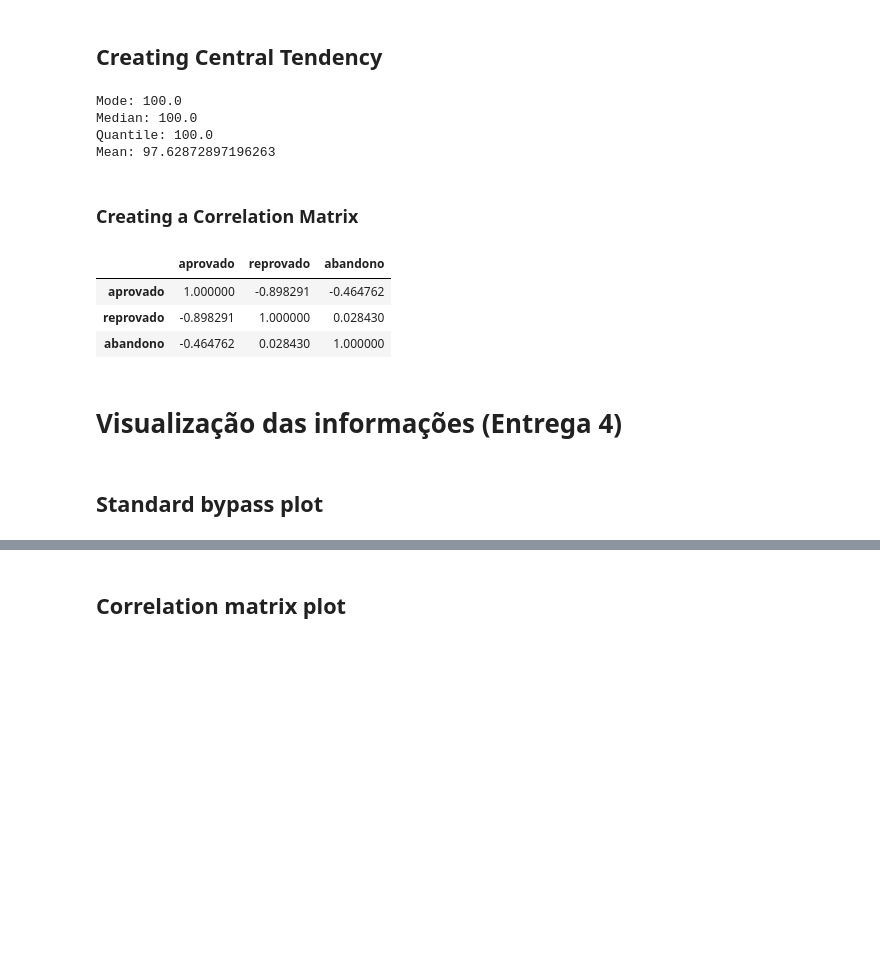
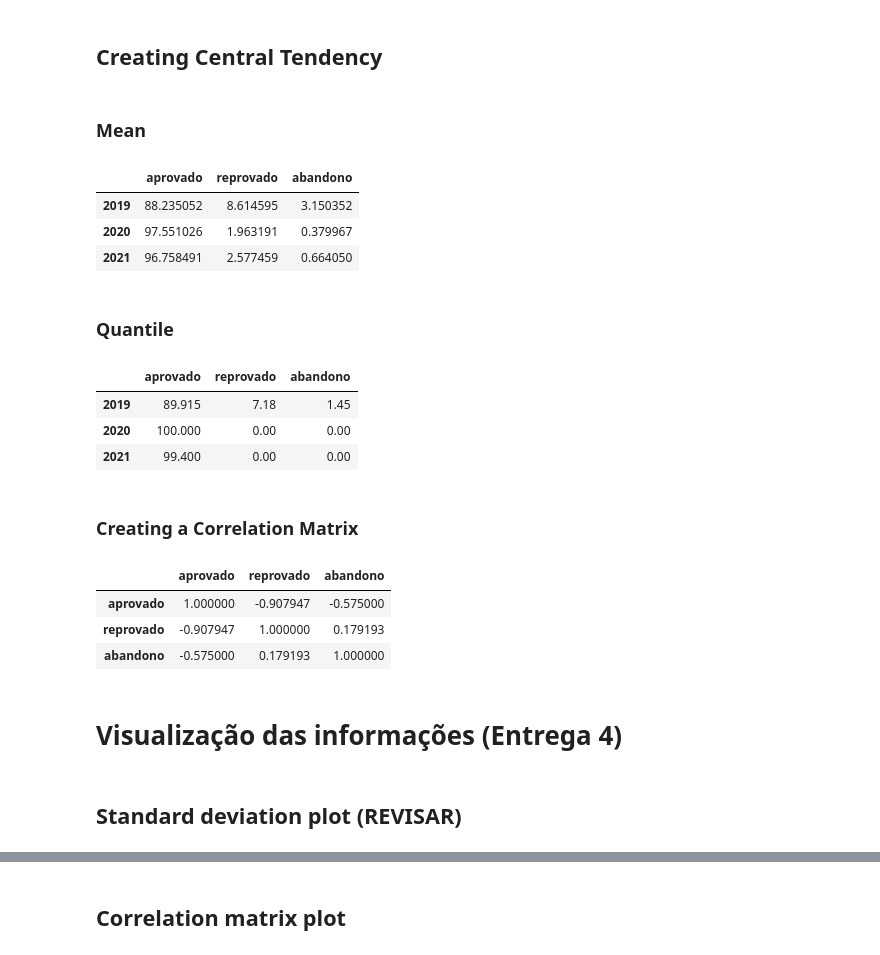
Before and after one commit to maiconspa/student-analysis, a Jupyter notebook: a3_big_data.ipynb, the cells around one changed output, grey strips where cells are left out. Saved outputs shown, nothing was run; the diff lists cells and outputs as text; code cells hidden in the pictures; blank space fills up the shorter version.

```diff
--- a/a3_big_data.ipynb
+++ b/a3_big_data.ipynb
@@ -11,7 +12,7 @@ import seaborn as sn #necessary to create correlation matrix
 # %% [markdown]
 # Caracterização (Entrega 3)
 # %%
-df_cleaned = pd.read_excel('output/fluxo_escolar_2021_cleaned.xlsx',
+df_cleaned = pd.read_excel('output/school_ranged_years_cleaned_data.xlsx',
                            engine='openpyxl',
                            index_col=[0])
 df_cleaned.head()
@@ -24,0 +30,13 @@ df_cleaned.head()
+# %%
+county_list = Counter(df_cleaned['municipio'].tolist())
+final_list = []
+
+for county in county_list:
+    temp = {"county_name": county, "schools": county_list[county]}
+    final_list.append(temp)
+
+
+ordered_list = sorted(final_list, key=lambda x: x['schools'], reverse=True)
+county_name_list = [county['county_name'] for county in ordered_list[:20]]
+
+df_cleaned = df_cleaned[df_cleaned['municipio'].isin(county_name_list)]
@@ -25,2 +45,6 @@ df_cleaned.head()
+# %%
+df_2019 = df_cleaned[df_cleaned['ano'] == 2019]
+df_2020 = df_cleaned[df_cleaned['ano'] == 2020]
+df_2021 = df_cleaned[df_cleaned['ano'] == 2021]
 # %% [markdown]
 ## Creating Standard bypass
@@ -43,31 +67,50 @@ df_std
 # %% [markdown]
 ## Creating Central Tendency
+# %% [markdown]
+### Mean
 # %%
-mean = df_cleaned['aprovado'].mean() #media
-median = df_cleaned['aprovado'].median() #mediana
-quantile = df_cleaned['aprovado'].quantile()
-mode = df_cleaned['aprovado'].mode().iloc[0]
+mean_2019 = [df_2019['aprovado'].mean(), df_2019['reprovado'].mean(), df_2019['abandono'].mean()]
+mean_2020 = [df_2020['aprovado'].mean(), df_2020['reprovado'].mean(), df_2020['abandono'].mean()]
+mean_2021 = [df_2021['aprovado'].mean(), df_2021['reprovado'].mean(), df_2021['abandono'].mean()]
 
-print(f"Mode: { str(mode)} \nMedian: {str(median)} \nQuantile: {str(quantile)} \nMean: {str(mean)}")
+df_mean = pd.DataFrame([mean_2019, mean_2020, mean_2021], columns=columns)
+df_mean.index = row_labels
+df_mean
 # %% [output]
-Mode: 100.0
-Median: 100.0
-Quantile: 100.0
-Mean: 97.62872897196263
+|  | aprovado | reprovado | abandono |
+| 2019 | 88.235052 | 8.614595 | 3.150352 |
+| 2020 | 97.551026 | 1.963191 | 0.379967 |
+| 2021 | 96.758491 | 2.577459 | 0.664050 |
+# %% [markdown]
+### Quantile
+# %%
+quantile_2019 = [df_2019['aprovado'].quantile(), df_2019['reprovado'].quantile(), df_2019['abandono'].quantile()]
+quantile_2020 = [df_2020['aprovado'].quantile(), df_2020['reprovado'].quantile(), df_2020['abandono'].quantile()]
+quantile_2021 = [df_2021['aprovado'].quantile(), df_2021['reprovado'].quantile(), df_2021['abandono'].quantile()]
+
+df_quantile = pd.DataFrame([quantile_2019, quantile_2020, quantile_2021], columns=columns)
+df_quantile.index = row_labels
+df_quantile
+# %% [output]
+|  | aprovado | reprovado | abandono |
+| 2019 | 89.915 | 7.18 | 1.45 |
+| 2020 | 100.000 | 0.00 | 0.00 |
+| 2021 | 99.400 | 0.00 | 0.00 |
 # %% [markdown]
 ### Creating a Correlation Matrix
 # %%
-correlation = df_cleaned[['aprovado','reprovado','abandono']].corr()
-correlation
+correlation_2019 = df_2019[['aprovado', 'reprovado', 'abandono']].corr()
+correlation_2020 = df_2020[['aprovado', 'reprovado', 'abandono']].corr()
+correlation_2021 = df_2021[['aprovado', 'reprovado', 'abandono']].corr()
 # %% [output]
 |  | aprovado | reprovado | abandono |
-| aprovado | 1.000000 | -0.898291 | -0.464762 |
-| reprovado | -0.898291 | 1.000000 | 0.028430 |
-| abandono | -0.464762 | 0.028430 | 1.000000 |
+| aprovado | 1.000000 | -0.907947 | -0.575000 |
+| reprovado | -0.907947 | 1.000000 | 0.179193 |
+| abandono | -0.575000 | 0.179193 | 1.000000 |
 # %% [markdown]
 # Visualização das informações (Entrega 4)
 # %% [markdown]
-## Standard bypass plot
+## Standard deviation plot (REVISAR)
 # %%
 df_std.plot(x='Coluna de análise', y='Resultado desvio padrão', kind='scatter')
 # %% [output]
```
Also changed, not shown: parts of 13 cells of this notebook.
